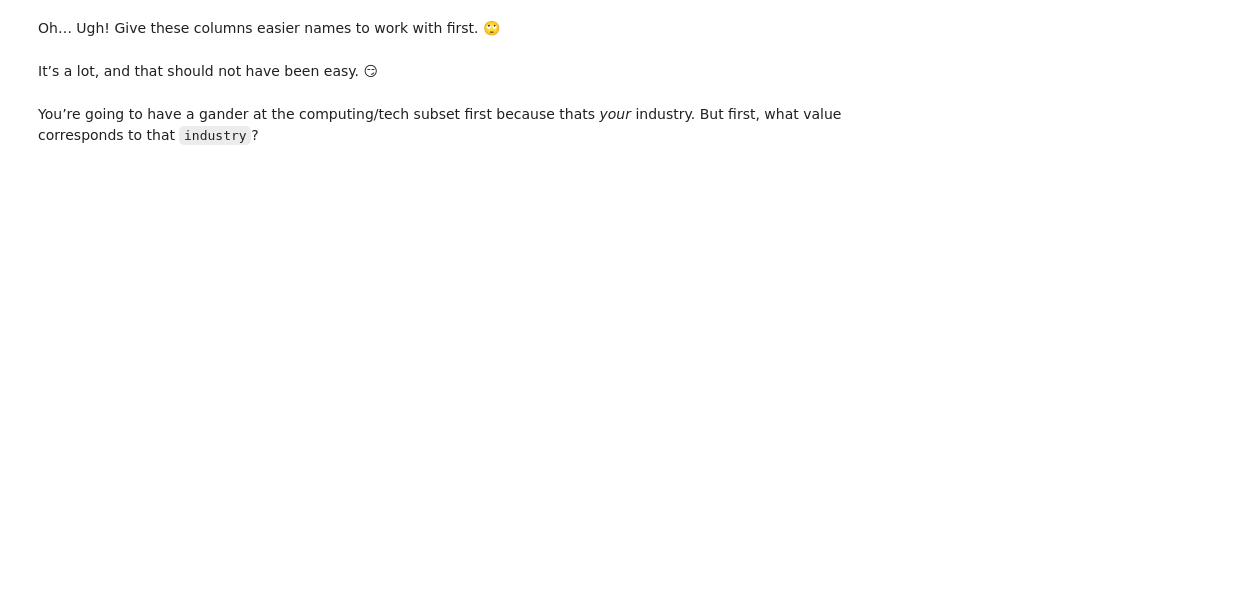
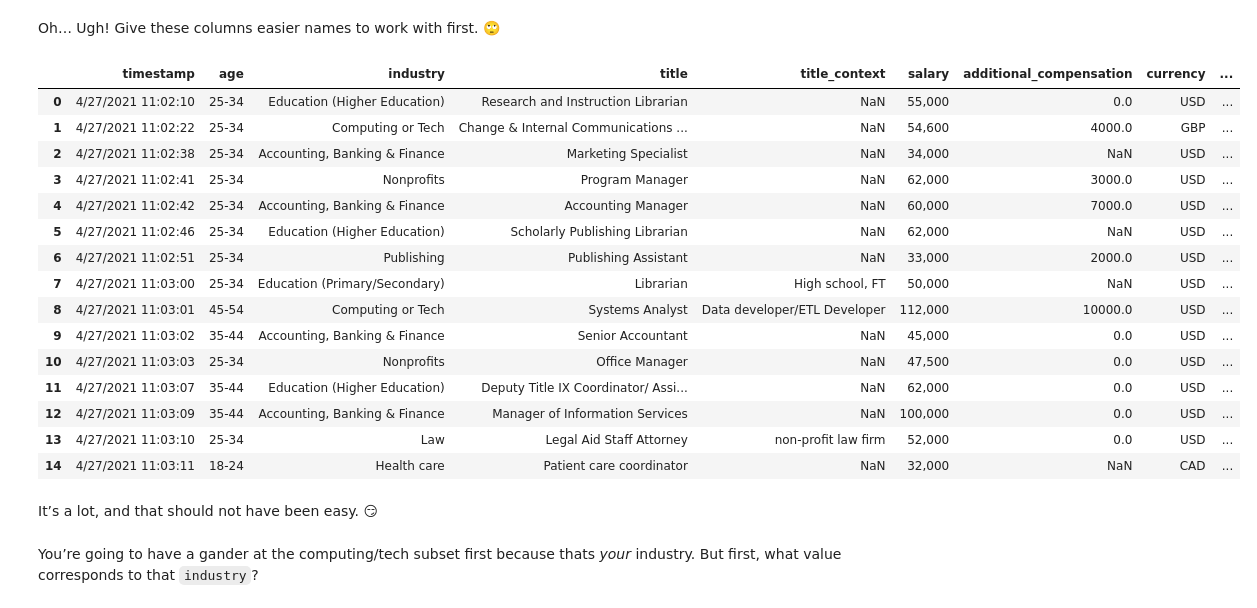
Before and after one commit to Mansur-Mahdee/2024-DS-Tue, a Jupyter notebook: Week-02-DS-Overview-and-Data/Exercise-MM.ipynb, the cells around one changed output. Saved outputs shown, nothing was run; the diff lists cells and outputs as text; code cells hidden in the pictures; blank space fills up the shorter version.

```diff
--- a/Week-02-DS-Overview-and-Data/Exercise-MM.ipynb
+++ b/Week-02-DS-Overview-and-Data/Exercise-MM.ipynb
@@ -105,3 +170,5 @@ Let’s save it somewhere to be shipped off to another teammate. 💾
 ### Load the Data
 # %%
 # Load the Ask A Manager Salary Survey 2021 (Responses) data set into a variable (e.g., df_salary).
+Manager_file=pd.read_csv('data/ask_a_manager_salary_survey_2021_(responses)-form_responses_1.tsv', sep="\t")
+Manager_file.head()
@@ -128,6 +227,26 @@ Oh… Ugh! Give these columns easier names to work with first. 🙄
 # %%
 # Rename ‘em.
 # Non-binding suggestions: timestamp, age, industry, title, title_context, salary, additional_compensation, currency, other_currency, salary_context, country, state, city, total_yoe, field_yoe, highest_education_completed	gender, race
+new_col_names=['timestamp', 'age', 'industry', 'title', 'title_context', 'salary', 'additional_compensation', 'currency', 'other_currency', 'salary_context', 'country', 'state', 'city', 'total_yoe', 'field_yoe', 'highest_education_completed','gender', 'race']
+Manager_file.columns= new_col_names
+Manager_file.iloc[0:15]
+# %% [output]
+|  | timestamp | age | industry | title | title_context | salary | additional_compensation | currency | ... |
+| 0 | 4/27/2021 11:02:10 | 25-34 | Education (Higher Education) | Research and Instruction Librarian | NaN | 55,000 | 0.0 | USD | ... |
+| 1 | 4/27/2021 11:02:22 | 25-34 | Computing or Tech | Change & Internal Communications ... | NaN | 54,600 | 4000.0 | GBP | ... |
+| 2 | 4/27/2021 11:02:38 | 25-34 | Accounting, Banking & Finance | Marketing Specialist | NaN | 34,000 | NaN | USD | ... |
+| 3 | 4/27/2021 11:02:41 | 25-34 | Nonprofits | Program Manager | NaN | 62,000 | 3000.0 | USD | ... |
+| 4 | 4/27/2021 11:02:42 | 25-34 | Accounting, Banking & Finance | Accounting Manager | NaN | 60,000 | 7000.0 | USD | ... |
+| 5 | 4/27/2021 11:02:46 | 25-34 | Education (Higher Education) | Scholarly Publishing Librarian | NaN | 62,000 | NaN | USD | ... |
+| 6 | 4/27/2021 11:02:51 | 25-34 | Publishing | Publishing Assistant | NaN | 33,000 | 2000.0 | USD | ... |
+| 7 | 4/27/2021 11:03:00 | 25-34 | Education (Primary/Secondary) | Librarian | High school, FT | 50,000 | NaN | USD | ... |
+| 8 | 4/27/2021 11:03:01 | 45-54 | Computing or Tech | Systems Analyst | Data developer/ETL Developer | 112,000 | 10000.0 | USD | ... |
+| 9 | 4/27/2021 11:03:02 | 35-44 | Accounting, Banking & Finance | Senior Accountant | NaN | 45,000 | 0.0 | USD | ... |
+| 10 | 4/27/2021 11:03:03 | 25-34 | Nonprofits | Office Manager | NaN | 47,500 | 0.0 | USD | ... |
+| 11 | 4/27/2021 11:03:07 | 35-44 | Education (Higher Education) | Deputy Title IX Coordinator/ Assi... | NaN | 62,000 | 0.0 | USD | ... |
+| 12 | 4/27/2021 11:03:09 | 35-44 | Accounting, Banking & Finance | Manager of Information Services | NaN | 100,000 | 0.0 | USD | ... |
+| 13 | 4/27/2021 11:03:10 | 25-34 | Law | Legal Aid Staff Attorney | non-profit law firm | 52,000 | 0.0 | USD | ... |
+| 14 | 4/27/2021 11:03:11 | 18-24 | Health care | Patient care coordinator | NaN | 32,000 | NaN | CAD | ... |
 # %% [markdown]
 It’s a lot, and that should not have been easy. 😏
 # %% [markdown]
```
Also changed, not shown: parts of 32 cells of this notebook, 2 other files.
